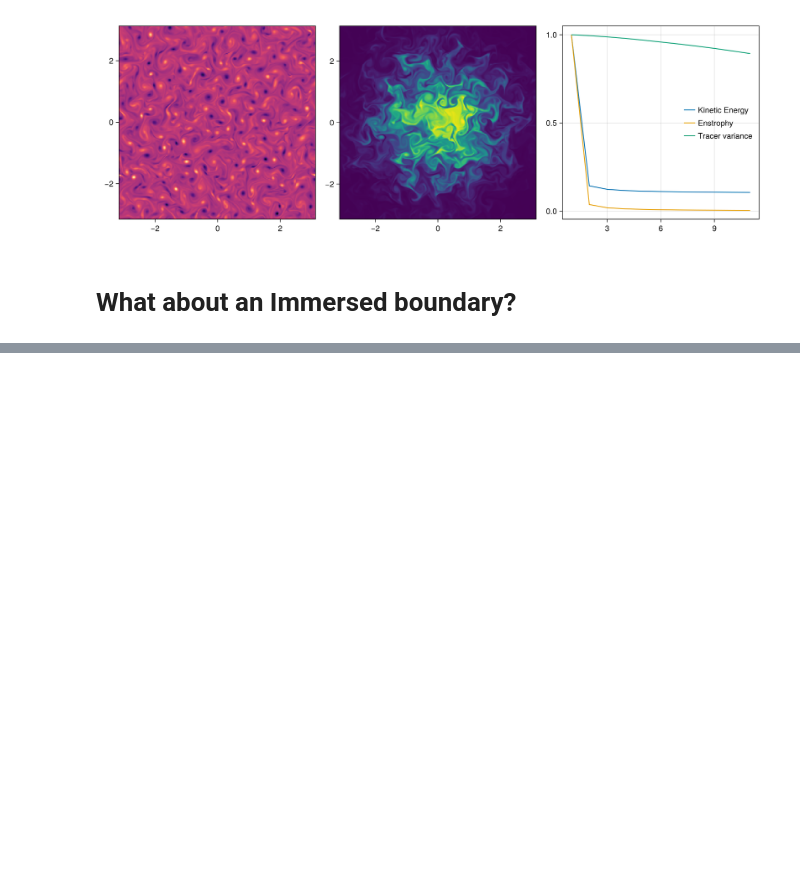
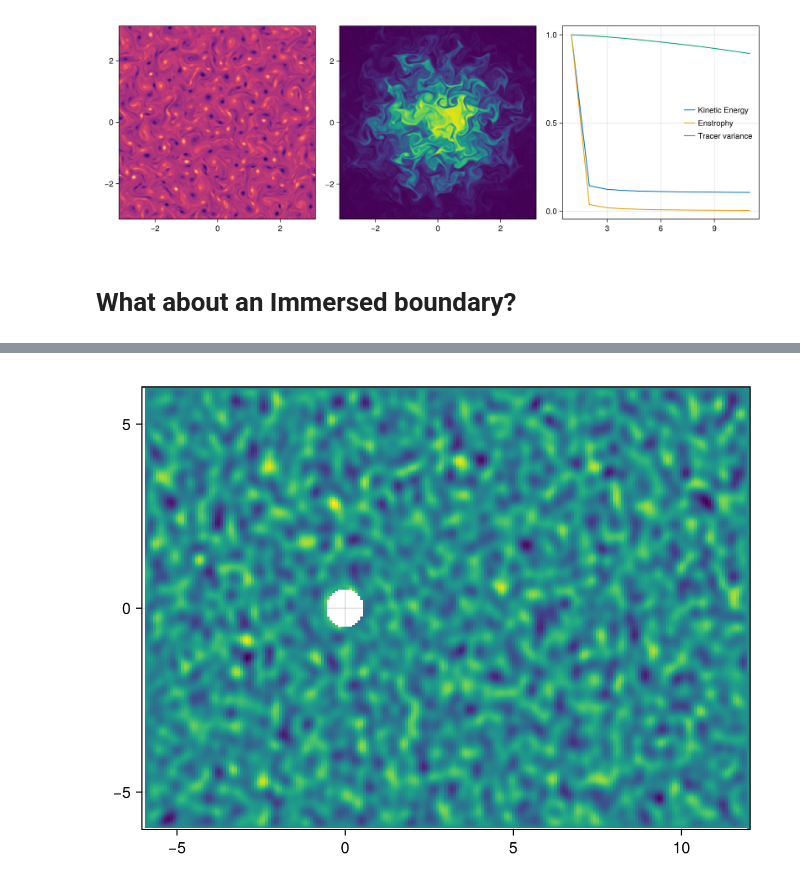
Before and after one commit to drakkar-workshop/drakkar2025-demo-oceananigans, a Jupyter notebook: first_turbulence_simulation.ipynb, the cells around one changed output, grey strips where cells are left out. Cells and saved outputs as stored; diff of their text form; code cells hidden in the pictures; blank space fills up the shorter version.

Commit message:
add immersed boundaries

```diff
--- a/first_turbulence_simulation.ipynb
+++ b/first_turbulence_simulation.ipynb
@@ -152,7 +152,6 @@ fig = two_dimensional_turbulence(advection=WENO(order=9))
 # %%
 using Oceananigans
 using Oceananigans.Models.NonhydrostaticModels: ConjugateGradientPoissonSolver
-using Oceananigans.Solvers: DiagonallyDominantPreconditioner
 using Oceananigans.Operators: ℑxyᶠᶜᵃ, ℑxyᶜᶠᵃ
 using Oceananigans.Solvers: FFTBasedPoissonSolver
 using Printf
@@ -166,7 +165,7 @@ stop_time = 200
 
 cylinder(x, y) = (x^2 + y^2) ≤ r^2
 
-Re = 200
+Re = 1000
 Ny = 512
 Nx = 216
 
@@ -175,39 +174,29 @@ x = (-6, 12) # 18
 y = (-6 + ϵ, 6 + ϵ)  # 12
 
 # TODO: temporarily use an iteration interval thingy with a fixed timestep!!!
-kw = (; size=(Nx, Ny), x, y, halo=(6, 6), topology=(Bounded, Bounded, Flat))
-grid = RectilinearGrid(arch; kw...)
-reduced_precision_grid = RectilinearGrid(arch, Float32; kw...)
-
+grid = RectilinearGrid(arch; size=(Nx, Ny), x, y, halo=(6, 6), topology=(Bounded, Bounded, Flat))
 grid = ImmersedBoundaryGrid(grid, GridFittedBoundary(cylinder))
 
-advection = Centered(order=2)
-closure   = ScalarDiffusivity(ν=1/Re)
-
-no_slip = ValueBoundaryCondition(0)
-u_bcs = FieldBoundaryConditions(immersed=no_slip,
+u_bcs = FieldBoundaryConditions(immersed = ValueBoundaryCondition(0),
                                 east = FlatExtrapolationOpenBoundaryCondition(),
                                 west = FlatExtrapolationOpenBoundaryCondition())
-v_bcs = FieldBoundaryConditions(immersed=no_slip,
+v_bcs = FieldBoundaryConditions(immersed = ValueBoundaryCondition(0),
                                 east = GradientBoundaryCondition(0),
                                 west = ValueBoundaryCondition(0))
 
 boundary_conditions = (u=u_bcs, v=v_bcs)
 
-preconditioner = FFTBasedPoissonSolver(reduced_precision_grid)
-reltol = abstol = 1e-7
-pressure_solver = ConjugateGradientPoissonSolver(grid, maxiter=10;
-                                                 reltol, abstol, preconditioner)
+pressure_solver = FFTBasedPoissonSolver(grid.underlying_grid)
 
-model = NonhydrostaticModel(; grid, pressure_solver, closure,
-                              advection, boundary_conditions)
+model = NonhydrostaticModel(; grid,
+                              pressure_solver,
+                              advection = WENO(),
+                              boundary_conditions)
 
 uᵢ(x, y) = 1e-2 * randn()
 vᵢ(x, y) = 1e-2 * randn()
 set!(model, u=uᵢ, v=vᵢ)
-
-Δx = minimum_xspacing(grid)
-Δt = max_Δt = 0.002#0.2 * Δx^2 * Re
+Δt = max_Δt = 0.002
 
 simulation = Simulation(model; Δt, stop_time)
 u, v, w = model.velocities
@@ -229,6 +218,7 @@ function progress(sim)
 end
 
 add_callback!(simulation, progress, IterationInterval(100))
+conjure_time_step_wizard!(simulation, cfl=0.5, IterationInterval(10))
 
 ζ = ∂x(v) - ∂y(u)
 
@@ -237,16 +227,9 @@ p = model.pressures.pNHS
 outputs = (; u, v, p, ζ)
 
 simulation.output_writers[:jld2] = JLD2OutputWriter(model, outputs,
-                                                    schedule = IterationInterval(Int(2/Δt)),#TimeInterval(0.1),
-                                                    filename = prefix * "_fields.jld2",
+                                                    schedule = IterationInterval(Int(2/Δt)),
+                                                    filename = "example_fields.jld2",
                                                     overwrite_existing = true,
                                                     with_halos = true)
 
-simulation.output_writers[:drag] = JLD2OutputWriter(model, (; drag_force),
-                                                    schedule = IterationInterval(Int(0.1/Δt)),#TimeInterval(0.1),
-                                                    filename = prefix * "_drag.jld2",
-                                                    overwrite_existing = true,
-                                                    with_halos = true,
-                                                    indices = (1, 1, 1))
-
 run!(simulation)
@@ -252,0 +255,4 @@ run!(simulation)
+# %%
+heatmap(ζ)
+# %% [output]
+[figure, added]
```
Also changed, not shown: parts of 1 cell of this notebook.
